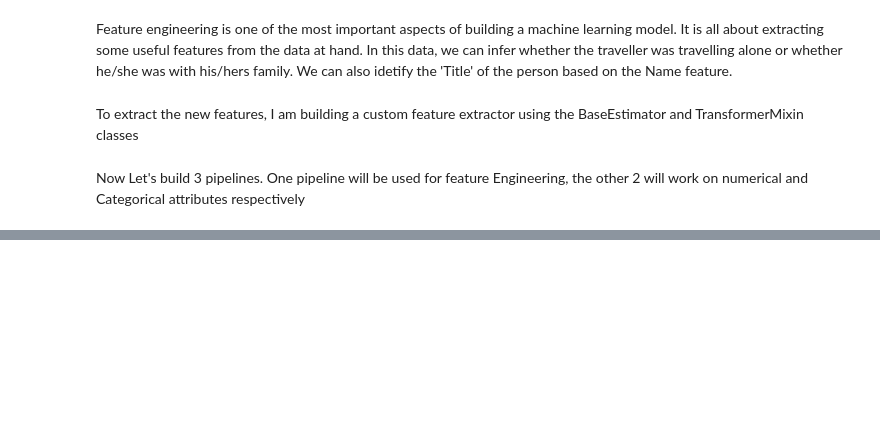
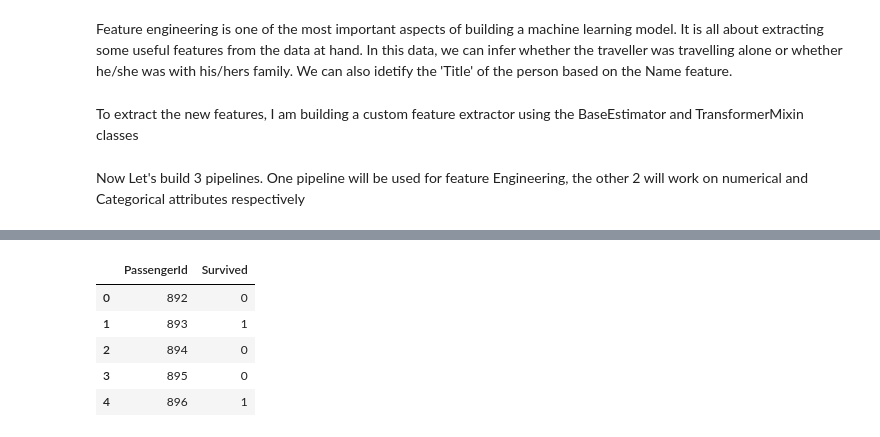
Before and after one commit to srivatsakr21/Kaggle, a Jupyter notebook: Titanic_with_full_pipeline.ipynb, the cells around one changed output, grey strips where cells are left out. Saved outputs shown, nothing was run; the diff lists cells and outputs as text; code cells hidden in the pictures; blank space fills up the shorter version.

```diff
--- a/Titanic_with_full_pipeline.ipynb
+++ b/Titanic_with_full_pipeline.ipynb
@@ -161,0 +166,3 @@ KeyError: ignored
+# %%
+grid = GridSearchCV(full_pipeline,params,verbose=3,cv=5)
+grid.fit(X,y)
@@ -161,0 +228,6 @@ KeyError: ignored
+# %%
+test_data = pd.read_csv('test.csv')
+passengerId = test_data['PassengerId']
+test_data = test_data.drop(['Cabin','PassengerId'],axis=1)
+# %%
+y_pred = grid.predict(test_data)
@@ -161,0 +256,11 @@ KeyError: ignored
+# %%
+finalDf=pd.concat([pd.DataFrame(passengerId,columns=['PassengerId']),pd.DataFrame(y_pred,columns=['Survived'])],axis=1)
+# %%
+finalDf.head(5)
+# %% [output]
+|  | PassengerId | Survived |
+| 0 | 892 | 0 |
+| 1 | 893 | 1 |
+| 2 | 894 | 0 |
+| 3 | 895 | 0 |
+| 4 | 896 | 1 |
```
Also changed, not shown: parts of 21 cells of this notebook.
